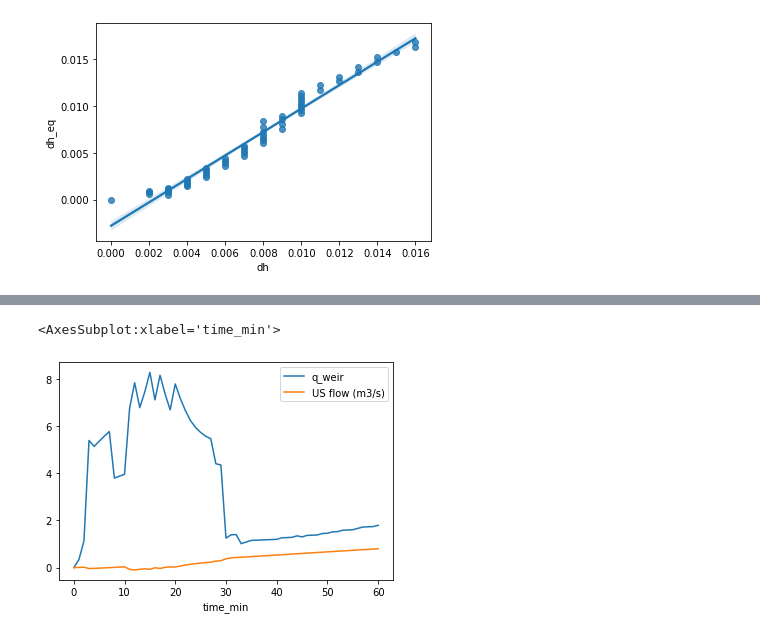
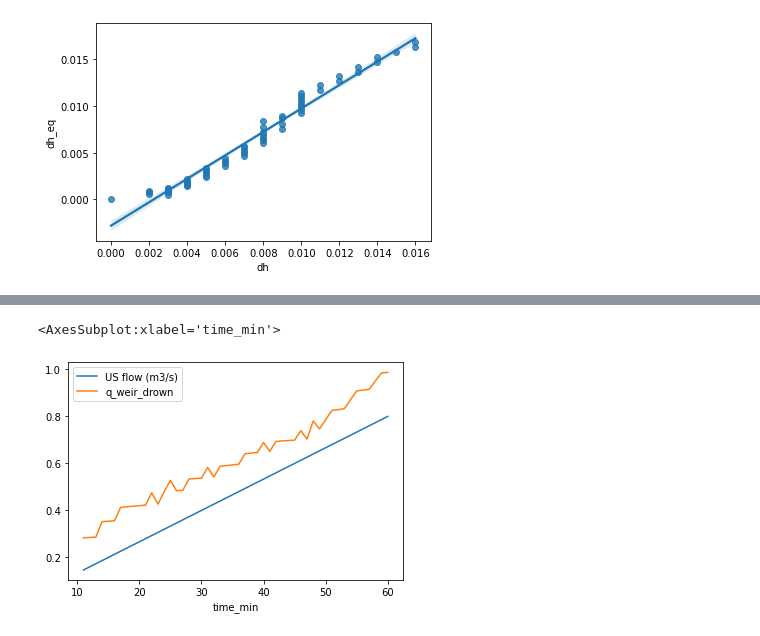
Before and after one commit to mel-meng/hhnote, a Jupyter notebook: hydraulics/screen/screen.ipynb, the cells around one changed output, grey strips where cells are left out. Saved outputs shown, nothing was run; the diff lists cells and outputs as text; code cells hidden in the pictures.

```diff
--- a/hydraulics/screen/screen.ipynb
+++ b/hydraulics/screen/screen.ipynb
@@ -1,21 +1,15 @@
 # %%
 import math
+import seaborn as sns
+import statsmodels.api as sm
 def kirschmer(ks, t, b, v, alpha):
-    """_summary_
-
+    """kirschmer equation
     Args:
-        ks (_type_): _description_
-        t (_type_): _description_
-        b (_type_): _description_
-        v (_type_): _description_
-        alpha (_type_): _description_
-
         Ks = screen loss coefficient
         t = thickness of bars, m
         b = clear spacing between bars, m
         v = velocity of approach, m/sec
         a = angle of bar inclination, degree
-
         return hs = loss of head, m
     """
     g = 9.81 #m/s2
@@ -27,12 +21,6 @@ def weir(ks, t, b, h1, alpha, w):
     """calculate weir flow for screen
 
     Args:
-        ks (_type_): _description_
-        t (_type_): _description_
-        b (_type_): _description_
-        v (_type_): _description_
-        alpha (_type_): _description_
-
         Ks = screen loss coefficient
         t = thickness of bars, m
         b = clear spacing between bars, m
@@ -41,16 +29,19 @@ def weir(ks, t, b, h1, alpha, w):
         w = width, m
         h1 = us head, m
 
-        return hs = loss of head, m
+        return q m3/s
     """
     g = 9.81 #m/s2
+    n = math.ceil(w*1000/(t + b))
+    wb = n*b/1000
     k = ks*(t/b)**(4/3)*math.sin(math.radians(alpha))
-    q = 1/k**0.5*(2*g)**0.5*h1**1.5
+    #using the screen width
+    q = w*1/k**0.5*(2*g)**0.5*h1**1.5
 
     return q
 
-def weir_drown(ks, t, b, h1, h2, h, alpha, w):
-    """calculate weir flow for screen
+def screen_flow(ks, t, b, h1, h2, h, alpha, w):
+    """calculate flow for screen
 
     Args:
         Ks = screen loss coefficient
@@ -69,12 +60,12 @@ def weir_drown(ks, t, b, h1, h2, h, alpha, w):
     """
     g = 9.81 #m/s2
     k = ks*(t/b)**(4/3)*math.sin(math.radians(alpha))
-    q = 1/k**0.5*(2*g)**0.5*h1**1.5
+    if h2<0: # using weir equation
+        h2 = 0
+    q = 1/k**0.5*w*(2*g)**0.5*h1*(h1-h2)**0.5
     h0 = h*math.sin(math.radians(alpha)) # top of the screen
-    if (h1 > h0) or (h2 > h0): #downed
+    if (h2 > h0): #drowned
         q = q*(1-(h2/h1)**1.5)**0.385
-    if h2 > 0:
-        q = 0 # shouldn't use weir
 
     return q
 # %% [markdown]
@@ -305,13 +299,14 @@ sns.regplot(data=df, x='dh', y='dh_eq')
 # %%
 import pandas as pd
 f = r"C:\Users\Mel.Meng\Documents\GitHub\hhnote\hydraulics\screen\screen.xlsx"
 df = pd.read_excel(f, 'drowned-v')
 # headloss from ICM results
 df['dh'] = df['US depth (m)'] - df['DS depth (m)']
 # headloss using approaching velocity with k-equation
-df['q_weir'] = df.apply(lambda x: weir_drown(h1=x['US depth (m)'],h2=x['DS depth (m)'], h=1,  w=1, ks=2.42, t=6.2, b=19.2, alpha=75), axis=1)
+df['q_weir'] = df.apply(lambda x: weir(h1=x['US depth (m)'], w=1, ks=2.42, t=6.2, b=19.2, alpha=75), axis=1)
+df['q_weir_drown'] = df.apply(lambda x: screen_flow(h1=x['US depth (m)'],h2=x['DS depth (m)'], h=1,  w=1, ks=2.42, t=6.2, b=19.2, alpha=75), axis=1)
 df.index = df['time_min']
-df.loc[:, ['q_weir', 'US flow (m3/s)']].plot()
+df.loc[df['time_min']>10, ['US flow (m3/s)', 'q_weir_drown']].plot()
 # %% [output]
 <AxesSubplot:xlabel='time_min'>
-[figure, old version]
+[figure, new version]
```
Also changed, not shown: parts of 19 cells of this notebook, 22 other files.
